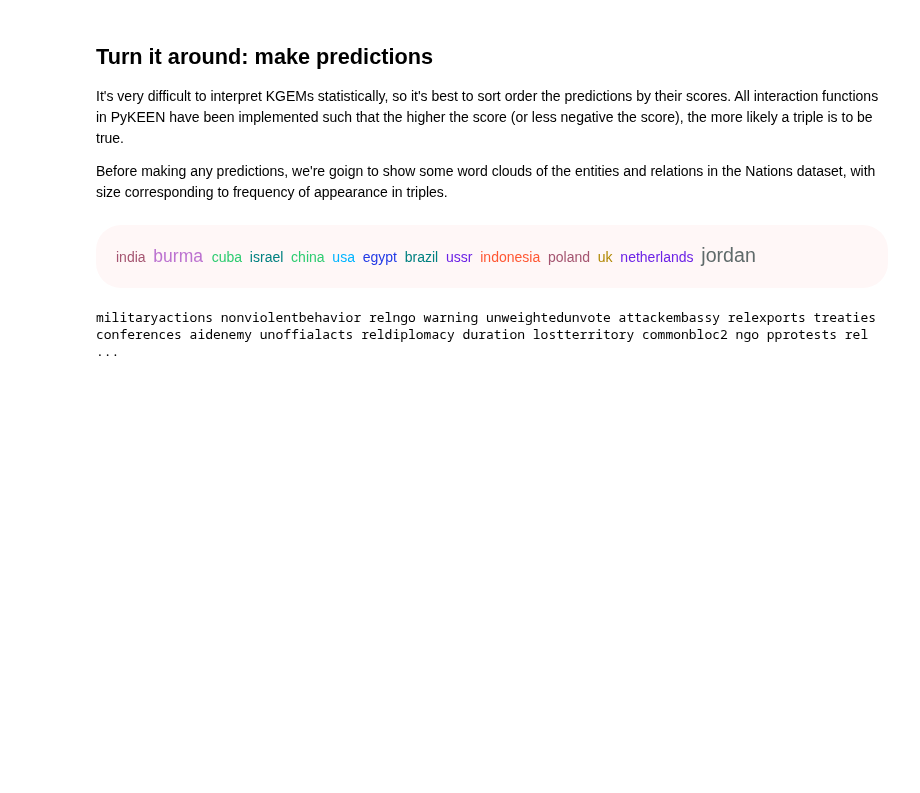
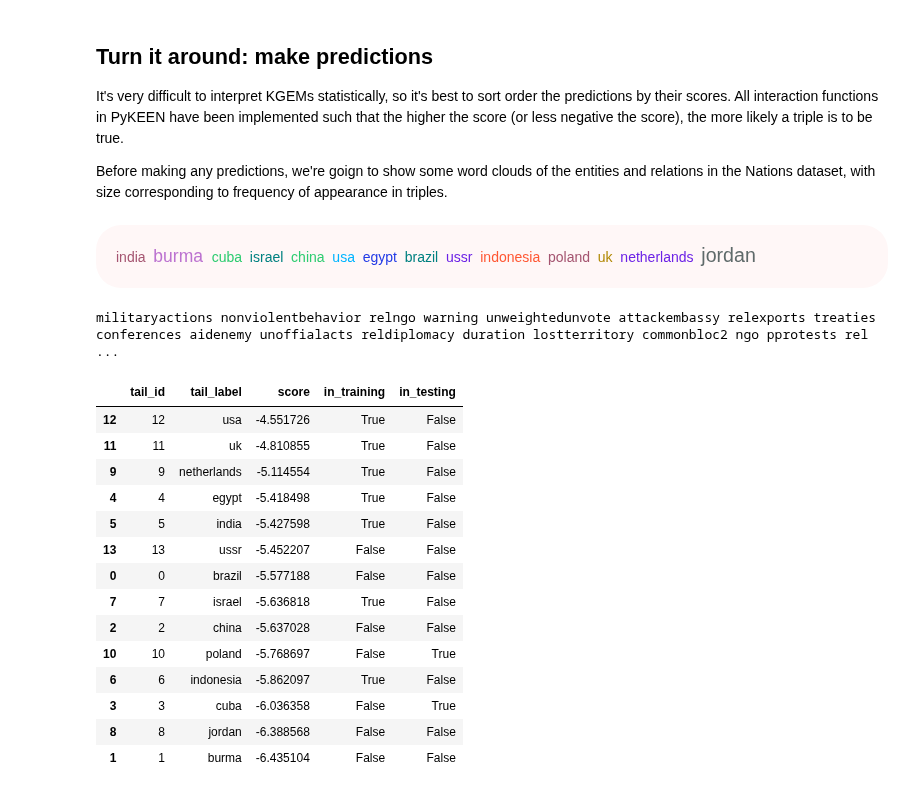
Before and after one commit to pykeen/pykeen, a Jupyter notebook: notebooks/hello_world/Hello World!.ipynb, the cells around one changed output. Cells and saved outputs as stored; diff of their text form; code cells hidden in the pictures; blank space fills up the shorter version.

```diff
--- a/notebooks/hello_world/Hello World!.ipynb
+++ b/notebooks/hello_world/Hello World!.ipynb
@@ -137,0 +141,19 @@ militaryactions nonviolentbehavior relngo warning unweightedunvote attackembassy
+# %%
+# Who do we predict brazil participates in inter-governmental organizations with?
+model.predict_tails('brazil', 'intergovorgs', testing=testing_mapped_triples)
+# %% [output]
+|  | tail_id | tail_label | score | in_training | in_testing |
+| 12 | 12 | usa | -4.551726 | True | False |
+| 11 | 11 | uk | -4.810855 | True | False |
+| 9 | 9 | netherlands | -5.114554 | True | False |
+| 4 | 4 | egypt | -5.418498 | True | False |
+| 5 | 5 | india | -5.427598 | True | False |
+| 13 | 13 | ussr | -5.452207 | False | False |
+| 0 | 0 | brazil | -5.577188 | False | False |
+| 7 | 7 | israel | -5.636818 | True | False |
+| 2 | 2 | china | -5.637028 | False | False |
+| 10 | 10 | poland | -5.768697 | False | True |
+| 6 | 6 | indonesia | -5.862097 | True | False |
+| 3 | 3 | cuba | -6.036358 | False | True |
+| 8 | 8 | jordan | -6.388568 | False | False |
+| 1 | 1 | burma | -6.435104 | False | False |
```
Also changed, not shown: parts of 9 cells of this notebook, 3 other files.
